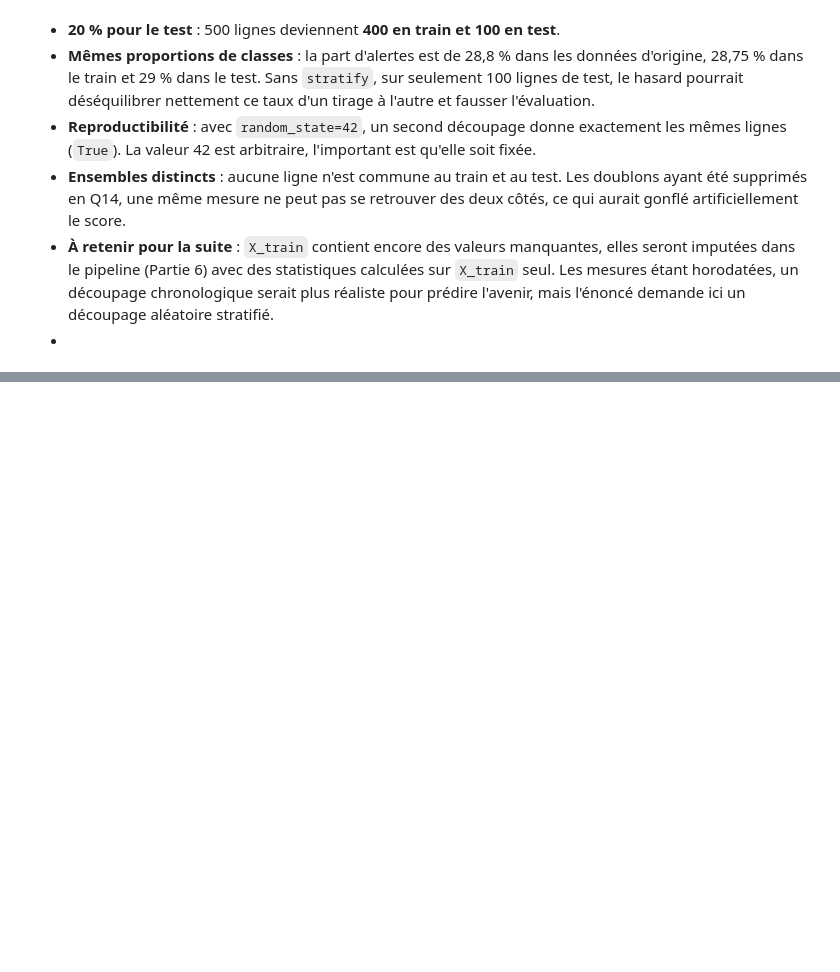
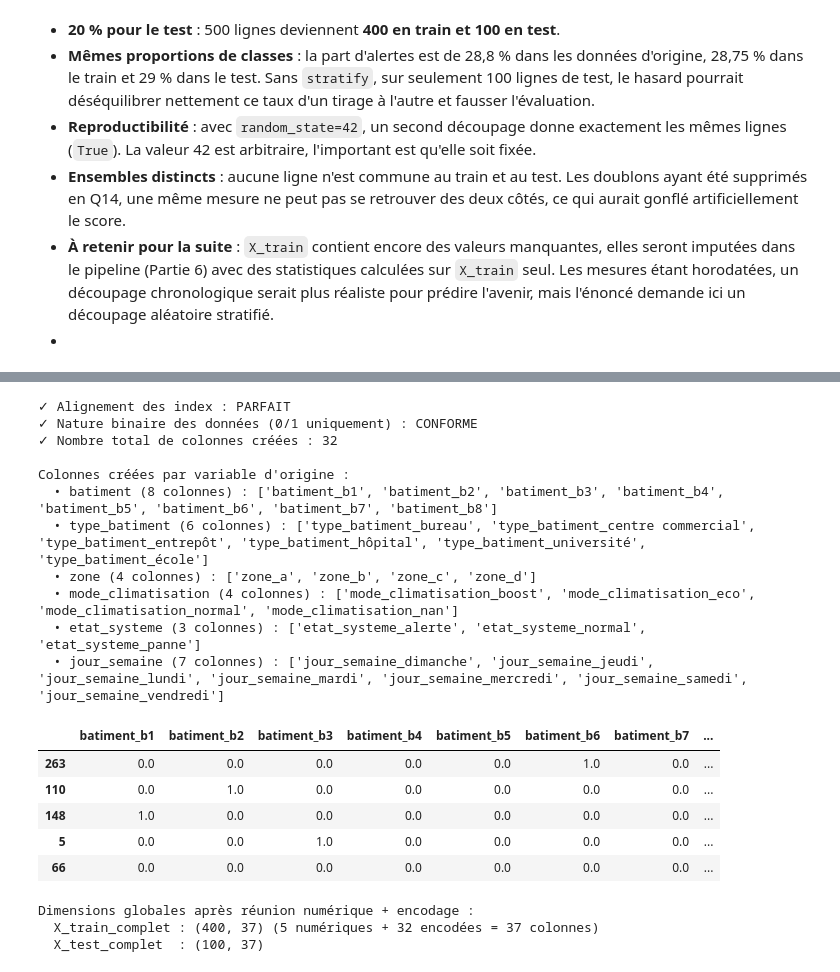
Before and after one commit to Abdouaziz2/atelier-prepa-donnees-tab, a Jupyter notebook: notebook/atelier-prepa-donnees-tab.ipynb, the cells around one changed output, grey strips where cells are left out. Cells and saved outputs as stored; diff of their text form; code cells hidden in the pictures; blank space fills up the shorter version.

Commit message:
feat(partie4): encoder les variables categorielles avec OneHotEncoder sans fuite de donnees

```diff
--- a/notebook/atelier-prepa-donnees-tab.ipynb
+++ b/notebook/atelier-prepa-donnees-tab.ipynb
@@ -1318,0 +1456,48 @@ Découpage reproductible : True
+# %%
+# 1) Contrôles d'intégrité fondamentaux
+assert X_train.index.equals(X_train_encoded_df.index), 'Index X_train désalignés !'
+assert X_test.index.equals(X_test_encoded_df.index), 'Index X_test désalignés !'
+assert set(np.unique(X_train_cat_encoded)).issubset({0.0, 1.0}), 'Valeurs non binaires détectées dans X_train !'
+assert set(np.unique(X_test_cat_encoded)).issubset({0.0, 1.0}), 'Valeurs non binaires détectées dans X_test !'
+print('✓ Alignement des index : PARFAIT')
+print('✓ Nature binaire des données (0/1 uniquement) : CONFORME')
+print(f'✓ Nombre total de colonnes créées : {len(feature_names)}')
+
+# 2) Détail des colonnes créées par variable d'origine
+print('\nColonnes créées par variable d\'origine :')
+for col in variables_categorielles:
+    creees = [f for f in feature_names if f.startswith(f'{col}_')]
+    print(f'  • {col} ({len(creees)} colonnes) : {creees}')
+
+# 3) Aperçu des 5 premières lignes du train encodé
+display(X_train_encoded_df.head())
+
+# 4) Aperçu indicatif du jeu d'entraînement complet (numériques + catégorielles encodées)
+variables_numeriques = X_train.select_dtypes(include='number').columns.tolist()
+X_train_complet = pd.concat([X_train[variables_numeriques], X_train_encoded_df], axis=1)
+X_test_complet = pd.concat([X_test[variables_numeriques], X_test_encoded_df], axis=1)
+
+print(f'\nDimensions globales après réunion numérique + encodage :')
+print(f'  X_train_complet : {X_train_complet.shape} (5 numériques + {len(feature_names)} encodées = {X_train_complet.shape[1]} colonnes)')
+print(f'  X_test_complet  : {X_test_complet.shape}')
+# %% [output]
+✓ Alignement des index : PARFAIT
+✓ Nature binaire des données (0/1 uniquement) : CONFORME
+✓ Nombre total de colonnes créées : 32
+
+Colonnes créées par variable d'origine :
+  • batiment (8 colonnes) : ['batiment_b1', 'batiment_b2', 'batiment_b3', 'batiment_b4', 'batiment_b5', 'batiment_b6', 'batiment_b7', 'batiment_b8']
+  • type_batiment (6 colonnes) : ['type_batiment_bureau', 'type_batiment_centre commercial', 'type_batiment_entrepôt', 'type_batiment_hôpital', 'type_batiment_université', 'type_batiment_école']
+  • zone (4 colonnes) : ['zone_a', 'zone_b', 'zone_c', 'zone_d']
+  • mode_climatisation (4 colonnes) : ['mode_climatisation_boost', 'mode_climatisation_eco', 'mode_climatisation_normal', 'mode_climatisation_nan']
+  • etat_systeme (3 colonnes) : ['etat_systeme_alerte', 'etat_systeme_normal', 'etat_systeme_panne']
+  • jour_semaine (7 colonnes) : ['jour_semaine_dimanche', 'jour_semaine_jeudi', 'jour_semaine_lundi', 'jour_semaine_mardi', 'jour_semaine_mercredi', 'jour_semaine_samedi', 'jour_semaine_vendredi']
+|  | batiment_b1 | batiment_b2 | batiment_b3 | batiment_b4 | batiment_b5 | batiment_b6 | batiment_b7 | ... |
+| 263 | 0.0 | 0.0 | 0.0 | 0.0 | 0.0 | 1.0 | 0.0 | ... |
+| 110 | 0.0 | 1.0 | 0.0 | 0.0 | 0.0 | 0.0 | 0.0 | ... |
+| 148 | 1.0 | 0.0 | 0.0 | 0.0 | 0.0 | 0.0 | 0.0 | ... |
+| 5 | 0.0 | 0.0 | 1.0 | 0.0 | 0.0 | 0.0 | 0.0 | ... |
+| 66 | 0.0 | 0.0 | 0.0 | 0.0 | 0.0 | 0.0 | 0.0 | ... |
+Dimensions globales après réunion numérique + encodage :
+  X_train_complet : (400, 37) (5 numériques + 32 encodées = 37 colonnes)
+  X_test_complet  : (100, 37)
```
Also changed, not shown: parts of 10 cells of this notebook.
